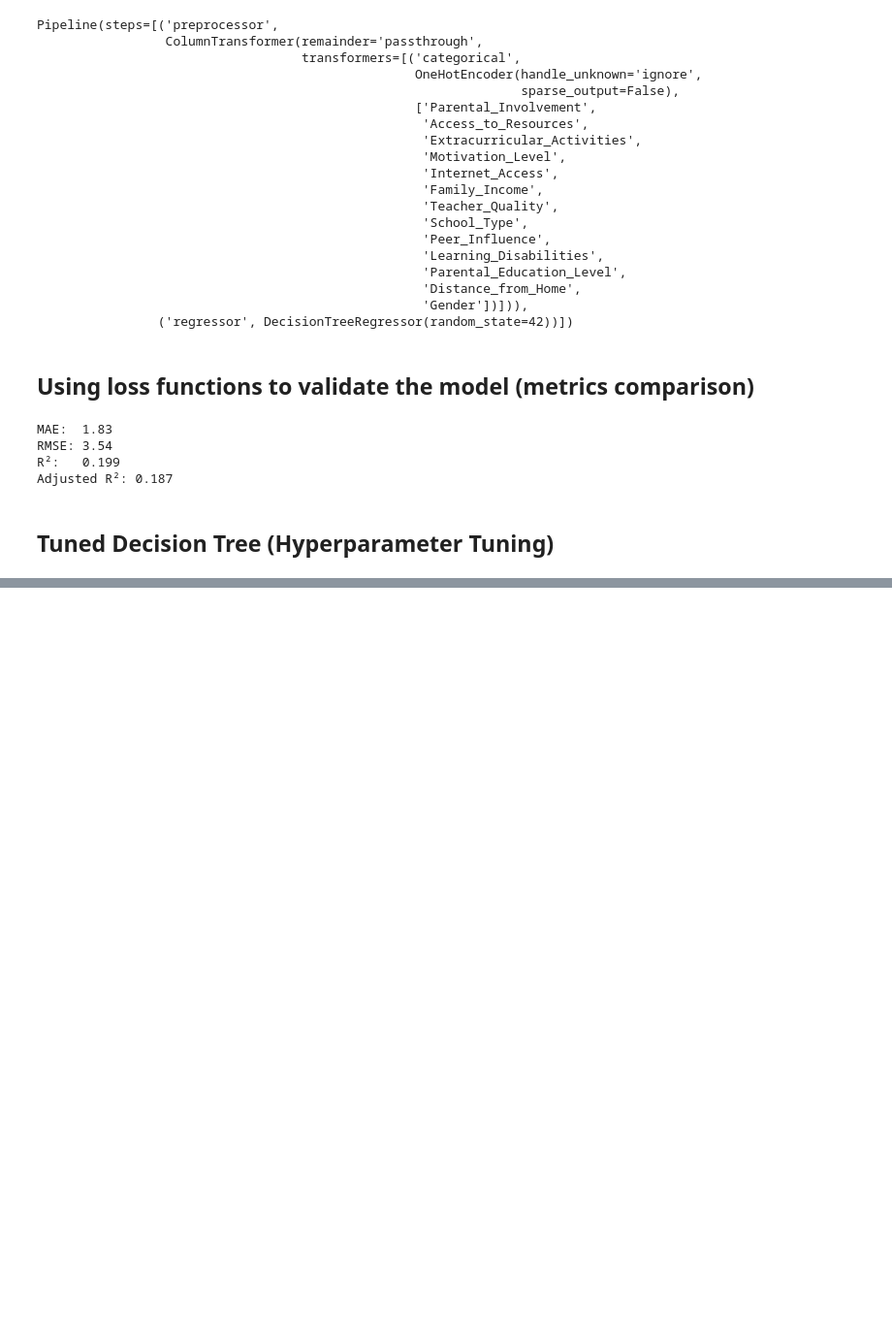
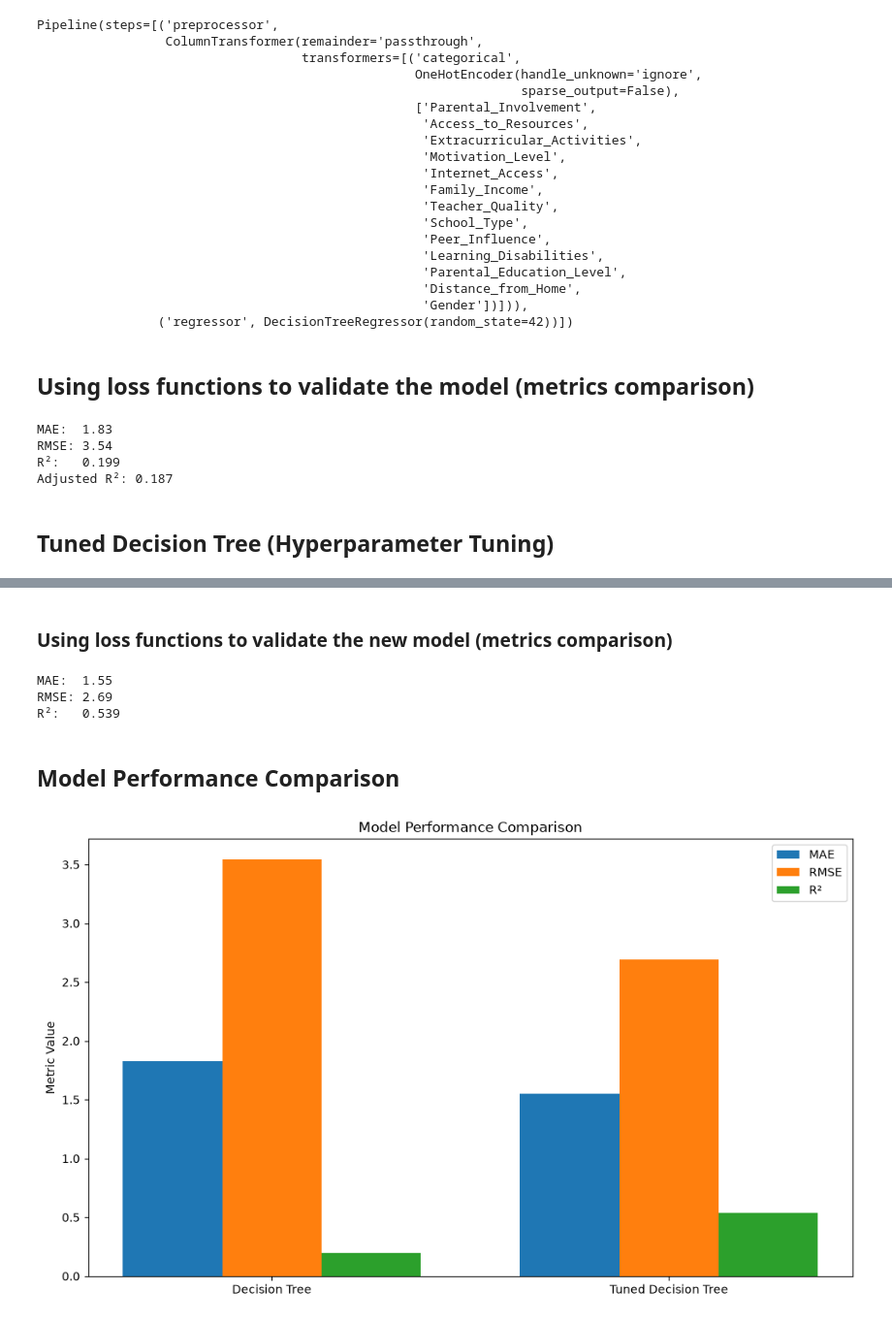
Before and after one commit to luiz-ed-ferreira/Project_MLStudentsPerformance, a Jupyter notebook: Models/Tree.ipynb, the cells around one changed output, grey strips where cells are left out. Shown at 97% size. Cells and saved outputs as stored; diff of their text form; code cells hidden in the pictures; blank space fills up the shorter version.

Commit message:
Finished tree decision models

```diff
--- a/Models/Tree.ipynb
+++ b/Models/Tree.ipynb
@@ -144,0 +229,27 @@ Adjusted R²: 0.187
+# %% [markdown]
+### Using loss functions to validate the new model (metrics comparison)
+# %%
+mae_tree_tuned = mean_absolute_error(
+    y_test,
+    y_pred_tree_tuned
+)
+
+rmse_tree_tuned = np.sqrt(
+    mean_squared_error(
+        y_test,
+        y_pred_tree_tuned
+    )
+)
+
+r2_tree_tuned = r2_score(
+    y_test,
+    y_pred_tree_tuned
+)
+
+print(f"MAE:  {mae_tree_tuned:.2f}")
+print(f"RMSE: {rmse_tree_tuned:.2f}")
+print(f"R²:   {r2_tree_tuned:.3f}")
+# %% [output]
+MAE:  1.55
+RMSE: 2.69
+R²:   0.539
@@ -144,0 +260,31 @@ Adjusted R²: 0.187
+# %% [markdown]
+## Model Performance Comparison
+# %%
+#Graph definition
+models = [
+    "Decision Tree",
+    "Tuned Decision Tree"
+]
+
+mae_values = [1.83, 1.55]
+rmse_values = [3.54, 2.69]
+r2_values = [0.199, 0.539]
+
+x = np.arange(len(models))
+width = 0.25
+
+plt.figure(figsize=(10, 6))
+
+plt.bar(x - width, mae_values, width, label="MAE")
+plt.bar(x, rmse_values, width, label="RMSE")
+plt.bar(x + width, r2_values, width, label="R²")
+
+plt.xticks(x, models)
+plt.ylabel("Metric Value")
+plt.title("Model Performance Comparison")
+plt.legend()
+
+plt.tight_layout()
+plt.show()
+# %% [output]
+[figure, added]
```
Also changed, not shown: parts of 11 cells of this notebook.
